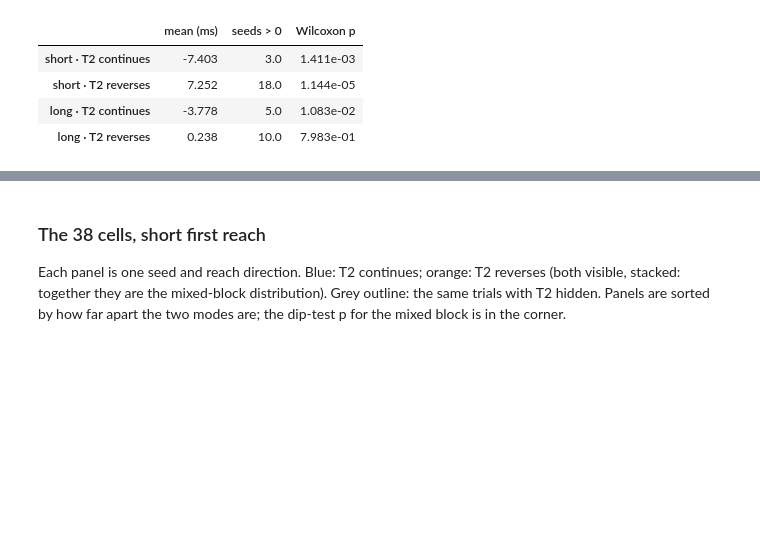
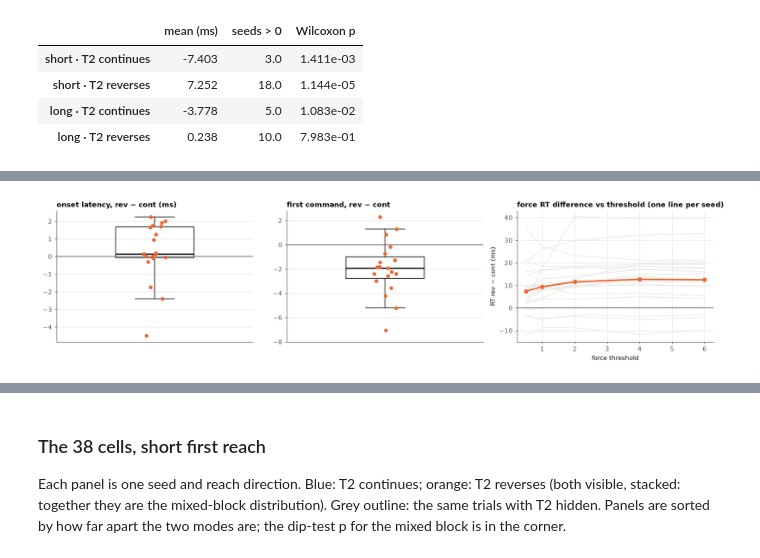
Before and after one commit to alighavam/SeqHorizon_basic, a Jupyter notebook: 1D/notebooks/experiments/08_rt_by_next_target_direction.ipynb, the cells around one changed output, grey strips where cells are left out. Cells and saved outputs as stored; diff of their text form; code cells hidden in the pictures; blank space fills up the shorter version.

```diff
--- a/1D/notebooks/experiments/08_rt_by_next_target_direction.ipynb
+++ b/1D/notebooks/experiments/08_rt_by_next_target_direction.ipynb
@@ -188,0 +235,13 @@ pd.DataFrame({f"{s} · T2 {d}": {"mean (ms)": tws.loc[s, d].mean(), "seeds > 0":
+# %%
+sv = trials[(trials.set == "short") & (trials.visible == "visible")]
+lat = sv.groupby(["run", "T2_dir"]).agg(onset=("onset_ms", "mean"), at_80=("onset_ms", lambda x: (x == 80).mean()),
+                                        u_first=("u_first", "median"), peak_v1=("peak_v1", "median"),
+                                        mt1=("mt1_full", "median"),
+                                        **{f"rt@{t}": (f"rt@{t}", "median") for t in THRS}).unstack("T2_dir")
+dif = lat.xs("reverses", axis=1, level=1) - lat.xs("continues", axis=1, level=1)
+print("share of trials whose response starts on the first step the cue is visible (80 ms):")
+display(lat["at_80"].agg(["mean", "min"]).round(3))
+lv = pd.DataFrame({c: wil(dif[c]) for c in ["onset", "u_first", "peak_v1", "mt1"] + [f"rt@{t}" for t in THRS]}).T
+lv.index = ["onset latency (ms)", "first command toward T1", "peak speed, first reach", "time to T1 (ms)"] +            [f"force RT at threshold {t} (ms)" for t in THRS]
+lv.columns = ["mean rev − cont", "median rev − cont", "seeds >0", "seeds <0", "p (Wilcoxon)"]
+lv
@@ -188,0 +263,19 @@ pd.DataFrame({f"{s} · T2 {d}": {"mean (ms)": tws.loc[s, d].mean(), "seeds > 0":
+# %%
+fig, axs = plt.subplots(1, 3, figsize=(15, 3.8))
+rng = np.random.default_rng(1)
+for ax, col, title in [(axs[0], "onset", "onset latency, rev − cont (ms)"),
+                       (axs[1], "u_first", "first command, rev − cont")]:
+    y = dif[col]
+    ax.boxplot([y], widths=0.4, showfliers=False, medianprops=dict(color=INK, lw=1.8))
+    ax.scatter(1 + rng.uniform(-.06, .06, len(y)), y, color=ORANGE, s=24, zorder=3)
+    ax.axhline(0, color=INK_SOFT, lw=1); ax.set_title(title); ax.set_xticks([])
+for r in dif.index:
+    axs[2].plot(THRS, [dif.loc[r, f"rt@{t}"] for t in THRS], color=GRID, lw=0.8)
+axs[2].plot(THRS, [dif[f"rt@{t}"].mean() for t in THRS], "o-", color=ORANGE, lw=2.4)
+axs[2].axhline(0, color=INK_SOFT, lw=1)
+axs[2].set_xlabel("force threshold"); axs[2].set_ylabel("RT rev − cont (ms)")
+axs[2].set_title("force RT difference vs threshold (one line per seed)")
+axs[1].set_ylim(min(-8, dif.u_first.min() - .5), max(1, dif.u_first.max() + .5))
+plt.tight_layout(); plt.show()
+# %% [output]
+[figure, added]
```
Also changed, not shown: parts of 7 cells of this notebook, 3 other files.
